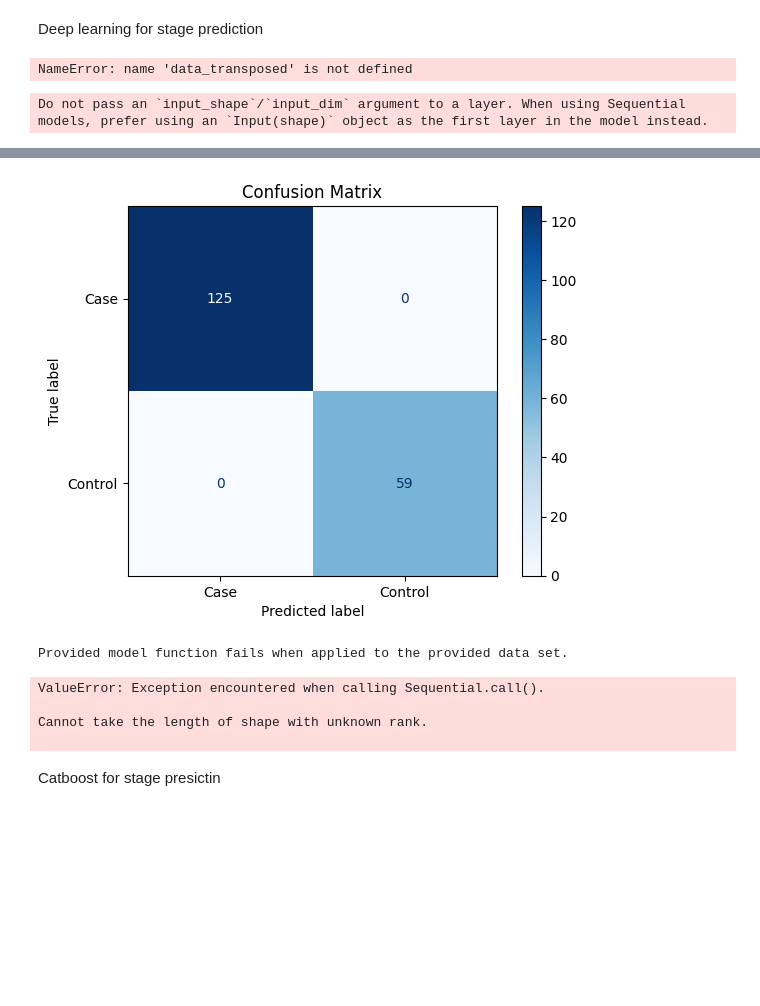
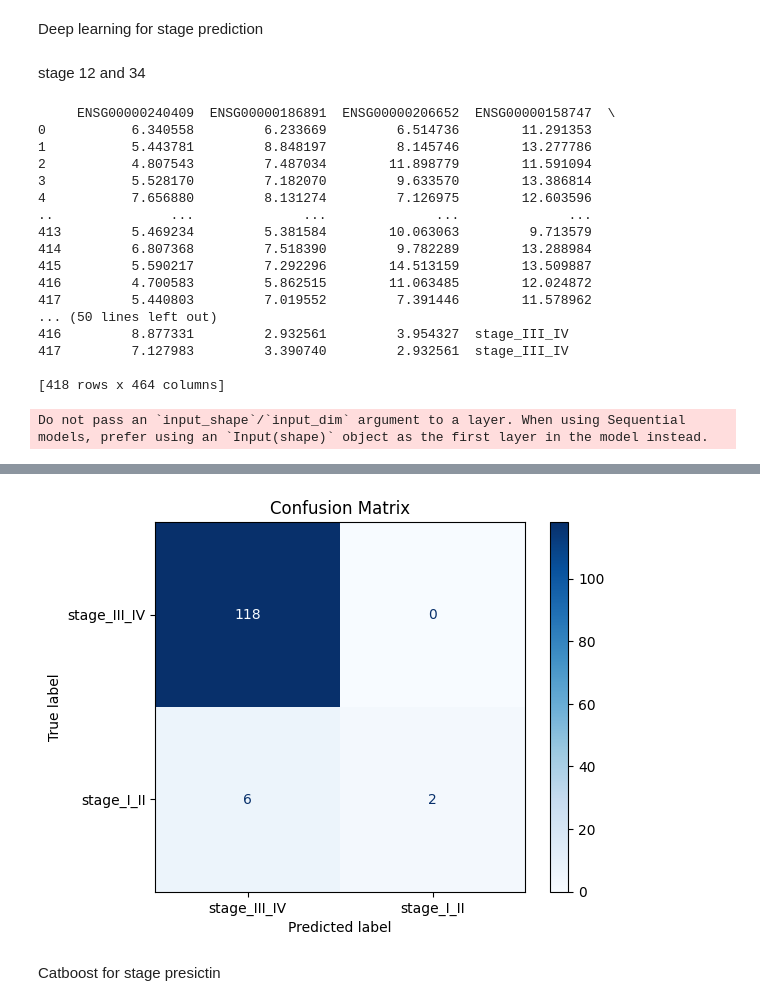
Before and after one commit to smartdxgen/Ovary_cancer_Gene_expression, a Jupyter notebook: 3.ipynb, the cells around one changed output, grey strips where cells are left out. Saved outputs shown, nothing was run; the diff lists cells and outputs as text; code cells hidden in the pictures; blank space fills up the shorter version.

```diff
--- a/3.ipynb
+++ b/3.ipynb
@@ -1,5 +1,7 @@
 # %% [markdown]
 Deep learning for stage prediction
+# %% [markdown]
+stage 12 and 34
 # %%
 import numpy as np
 import pandas as pd
@@ -20,12 +22,29 @@ from sklearn.utils.class_weight import compute_class_weight
 import shap
 
 # Load data
-data_filtered = pd.read_csv('C:\\Users\\MHC PC\\Desktop\\gene expresion\\9-1403\\transposed_data.csv')
+data_filtered = pd.read_csv('stage 12 and 34.csv')
+name='stage 12 and 34'
 
 # Display the new DataFrame
-print(data_transposed)
+print(data_filtered)
 # %% [output]
-NameError: name 'data_transposed' is not defined
+     ENSG00000240409  ENSG00000186891  ENSG00000206652  ENSG00000158747  \
+0           6.340558         6.233669         6.514736        11.291353
+1           5.443781         8.848197         8.145746        13.277786
+2           4.807543         7.487034        11.898779        11.591094
+3           5.528170         7.182070         9.633570        13.386814
+4           7.656880         8.131274         7.126975        12.603596
+..               ...              ...              ...              ...
+413         5.469234         5.381584        10.063063         9.713579
+414         6.807368         7.518390         9.782289        13.288984
+415         5.590217         7.292296        14.513159        13.509887
+416         4.700583         5.862515        11.063485        12.024872
+417         5.440803         7.019552         7.391446        11.578962
+... (50 lines left out)
+416         8.877331         2.932561         3.954327  stage_III_IV
+417         7.127983         3.390740         2.932561  stage_III_IV
+
+[418 rows x 464 columns]
 # %%
 target="label"
 X = data_filtered.drop([target], axis=1)  # Drop target variable
@@ -104,32 +123,6 @@ disp = ConfusionMatrixDisplay(confusion_matrix=cm, display_labels=label_encoder.
 disp.plot(cmap=plt.cm.Blues)
 plt.title('Confusion Matrix')
 plt.show()
-
-
-# SHAP summary plots (KernelExplainer for neural networks)
-explainer = shap.KernelExplainer(model.predict, X_train)
-shap_values = explainer.shap_values(X_test)
-
-# SHAP summary plot (beeswarm)
-plt.figure(figsize=(15, 10))  # Increase the plot size
-shap.summary_plot(shap_values, X_test)
-
-# Determine the top 100 most important features based on SHAP values
-shap_importances = np.abs(shap_values).mean(axis=0)
-shap_importance_df = pd.DataFrame({'feature': X.columns, 'importance': shap_importances})
-shap_importance_df = shap_importance_df.sort_values(by='importance', ascending=False).head(100)
-
-# Save the top 100 features to a CSV file
-shap_importance_df.to_csv('C:\\Users\\MHC PC\\Desktop\\gene expresion\\9-1403\\all case and control_top_100_shap_features.csv', index=False)
-print(f"Top 100 most important features saved to 'top_100_shap_features.csv'")
-
-# Plot top 100 most important features
-plt.figure(figsize=(12, 20))  # Increase the plot size
-sns.barplot(x='importance', y='feature', data=shap_importance_df)
-plt.title('Top 100 Most Important Features')
-plt.xlabel('SHAP Importance')
-plt.ylabel('Feature')
-plt.show()
 # %% [output]
 Do not pass an `input_shape`/`input_dim` argument to a layer. When using Sequential models, prefer using an `Input(shape)` object as the first layer in the model instead.
 Epoch 1/100
@@ -152,9 +145,4 @@ Recall: 1.0000
-[figure, old version]
+[figure, new version]
-Provided model function fails when applied to the provided data set.
-ValueError: Exception encountered when calling Sequential.call().
-
-Cannot take the length of shape with unknown rank.
-
 # %% [markdown]
 Catboost for stage presictin
 # %%
```
Also changed, not shown: parts of 8 cells of this notebook.
